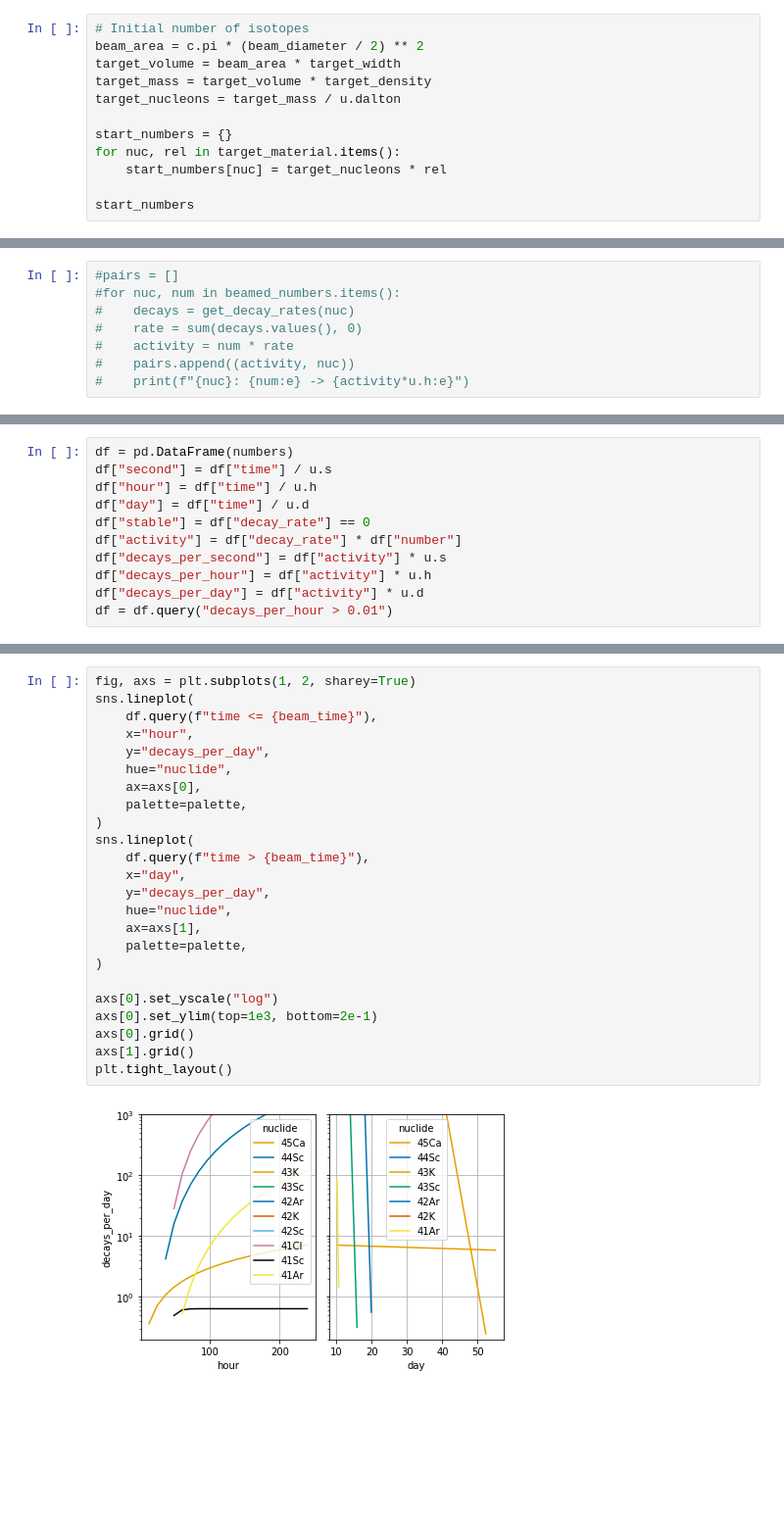
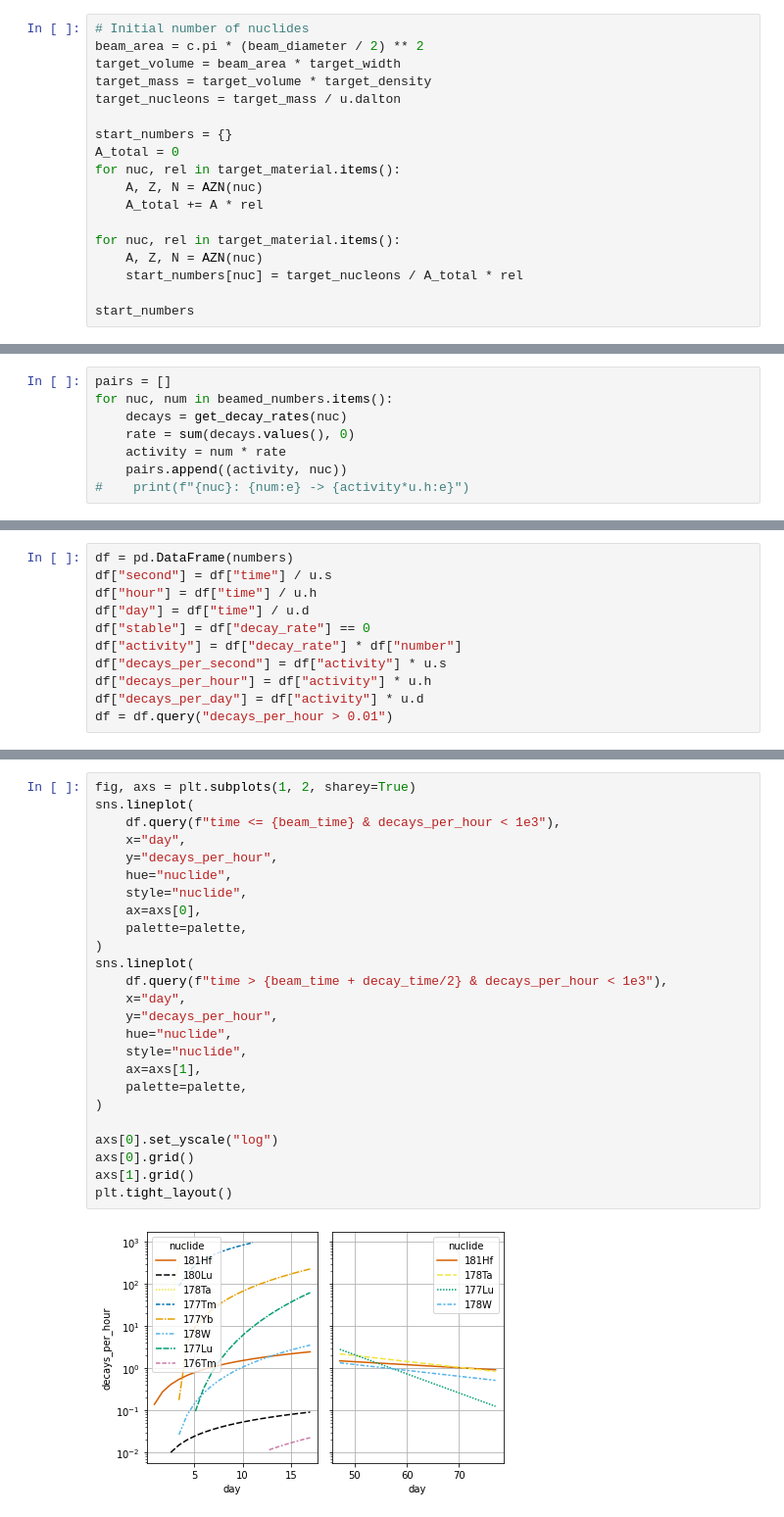
Before and after one commit to ast0815/W-decay, a Jupyter notebook: simulation.ipynb, the cells around one changed output, grey strips where cells are left out. Shown at 98% size. Saved outputs shown, nothing was run; the diff lists cells and outputs as text; blank space fills up the shorter version.

```diff
--- a/simulation.ipynb
+++ b/simulation.ipynb
@@ -209,15 +266,21 @@ def get_cross_sections(nuclide):
 
     return daughters
 # %%
-# Initial number of isotopes
+# Initial number of nuclides
 beam_area = c.pi * (beam_diameter / 2) ** 2
 target_volume = beam_area * target_width
 target_mass = target_volume * target_density
 target_nucleons = target_mass / u.dalton
 
 start_numbers = {}
+A_total = 0
 for nuc, rel in target_material.items():
-    start_numbers[nuc] = target_nucleons * rel
+    A, Z, N = AZN(nuc)
+    A_total += A * rel
+
+for nuc, rel in target_material.items():
+    A, Z, N = AZN(nuc)
+    start_numbers[nuc] = target_nucleons / A_total * rel
 
 start_numbers
 # %% [output]
@@ -328,10 +391,10 @@ decayed_time / u.d
 # %%
-#pairs = []
-#for nuc, num in beamed_numbers.items():
-#    decays = get_decay_rates(nuc)
-#    rate = sum(decays.values(), 0)
-#    activity = num * rate
-#    pairs.append((activity, nuc))
+pairs = []
+for nuc, num in beamed_numbers.items():
+    decays = get_decay_rates(nuc)
+    rate = sum(decays.values(), 0)
+    activity = num * rate
+    pairs.append((activity, nuc))
 #    print(f"{nuc}: {num:e} -> {activity*u.h:e}")
 # %%
 # Set palette
@@ -410,26 +543,27 @@ plt.tight_layout()
 # %%
 fig, axs = plt.subplots(1, 2, sharey=True)
 sns.lineplot(
-    df.query(f"time <= {beam_time}"),
-    x="hour",
-    y="decays_per_day",
+    df.query(f"time <= {beam_time} & decays_per_hour < 1e3"),
+    x="day",
+    y="decays_per_hour",
     hue="nuclide",
+    style="nuclide",
     ax=axs[0],
     palette=palette,
 )
 sns.lineplot(
-    df.query(f"time > {beam_time}"),
+    df.query(f"time > {beam_time + decay_time/2} & decays_per_hour < 1e3"),
     x="day",
-    y="decays_per_day",
+    y="decays_per_hour",
     hue="nuclide",
+    style="nuclide",
     ax=axs[1],
     palette=palette,
 )
 
 axs[0].set_yscale("log")
-axs[0].set_ylim(top=1e3, bottom=2e-1)
 axs[0].grid()
 axs[1].grid()
 plt.tight_layout()
 # %% [output]
-[figure, old version]
+[figure, new version]
```
Also changed, not shown: parts of 18 cells of this notebook, 2 other files.
